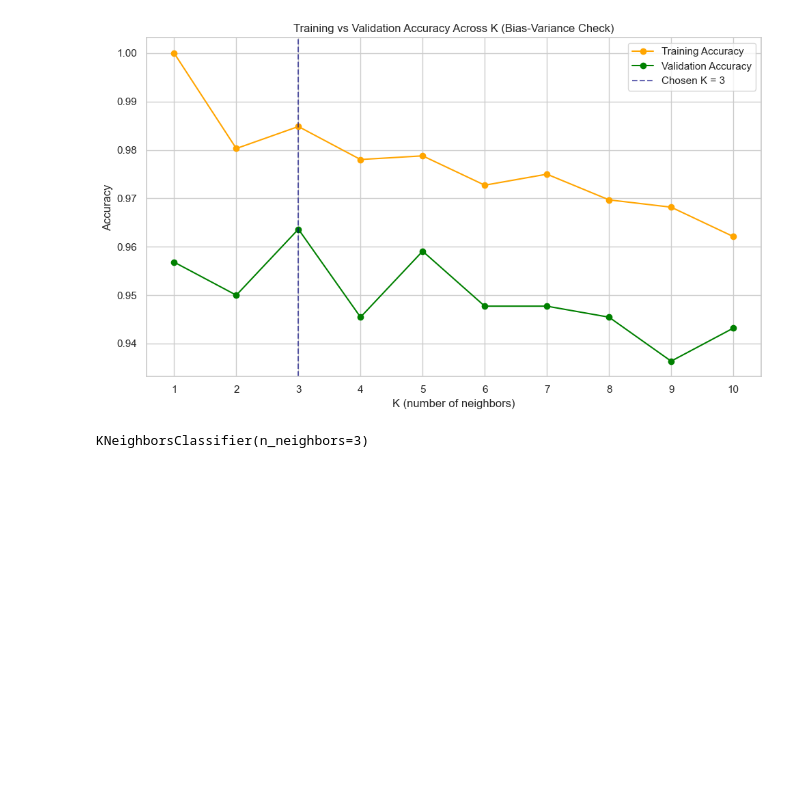
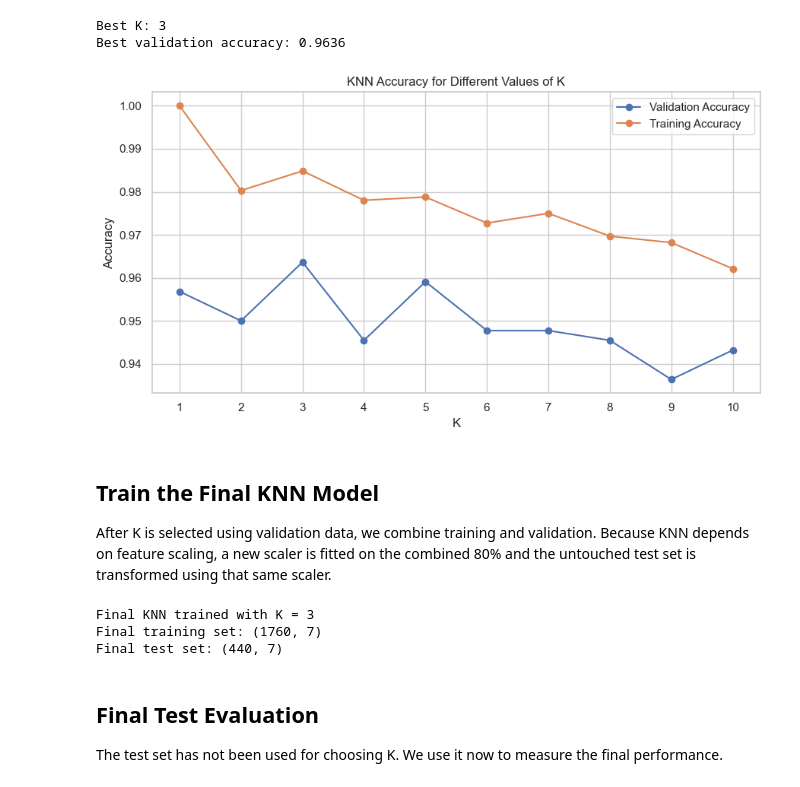
Before and after one commit to Gina-Asang/crop_recommendation_system, a Jupyter notebook: notebooks/KNN_Model.ipynb, the cells around one changed output. Drawn from its saved outputs; the diff is of its cells as text; code cells hidden in the pictures; blank space fills up the shorter version.

```diff
--- a/notebooks/KNN_Model.ipynb
+++ b/notebooks/KNN_Model.ipynb
@@ -114,0 +52,5 @@ chosen K to sit where both curves are high and close together.
+# %%
+scaler = StandardScaler()
+X_train_scaled = scaler.fit_transform(X_train)
+X_val_scaled = scaler.transform(X_val)
+X_test_scaled = scaler.transform(X_test)
@@ -115,31 +61,58 @@ chosen K to sit where both curves are high and close together.
 # %%
+k_values = range(1, 11)
 train_accuracies = []
+val_accuracies = []
 
 for k in k_values:
     model = KNeighborsClassifier(n_neighbors=k)
-    model.fit(x_train_scaled, y_train)
-    train_accuracies.append(accuracy_score(y_train, model.predict(x_train_scaled)))
+    model.fit(X_train_scaled, y_train)
+    train_accuracies.append(accuracy_score(y_train, model.predict(X_train_scaled)))
+    val_accuracies.append(accuracy_score(y_val, model.predict(X_val_scaled)))
 
-plt.figure(figsize=(10, 6))
-plt.plot(k_values, train_accuracies, marker="o", color="orange", label="Training Accuracy")
-plt.plot(k_values, val_accuracies, marker="o", color="green", label="Validation Accuracy")
-plt.axvline(best_k, color="navy", linestyle="--", alpha=0.6, label=f"Chosen K = {best_k}")
+best_k = list(k_values)[val_accuracies.index(max(val_accuracies))]
+print(f"Best K: {best_k}")
+print(f"Best validation accuracy: {max(val_accuracies):.4f}")
 
-plt.title("Training vs Validation Accuracy Across K (Bias-Variance Check)")
-plt.xlabel("K (number of neighbors)")
+plt.figure(figsize=(9, 5))
+plt.plot(list(k_values), val_accuracies, marker="o", label="Validation Accuracy")
+plt.plot(list(k_values), train_accuracies, marker="o", label="Training Accuracy")
+plt.title("KNN Accuracy for Different Values of K")
+plt.xlabel("K")
 plt.ylabel("Accuracy")
-plt.xticks(k_values)
+plt.xticks(list(k_values))
 plt.legend()
 plt.grid(True)
 plt.tight_layout()
+plt.savefig("../outputs/knn_k_selection.png", dpi=200, bbox_inches="tight")
 plt.show()
 # %% [output]
+Best K: 3
+Best validation accuracy: 0.9636
-[figure, old version]
+[figure, new version]
-# %%
-#Training final model with best K = 3
-
-knn_model = KNeighborsClassifier(n_neighbors=best_k)
-knn_model.fit(x_train_scaled, y_train)
-# %% [output]
-KNeighborsClassifier(n_neighbors=3)
+# %% [markdown]
+## Train the Final KNN Model
+
+After K is selected using validation data, we combine training and validation. Because KNN depends on feature scaling, a new scaler is fitted on the combined 80% and the untouched test set is transformed using that same scaler.
+# %%
+X_train_final = pd.concat([X_train, X_val])
+y_train_final = pd.concat([y_train, y_val])
+
+final_scaler = StandardScaler()
+X_train_final_scaled = final_scaler.fit_transform(X_train_final)
+X_test_final_scaled = final_scaler.transform(X_test)
+
+knn_model = KNeighborsClassifier(n_neighbors=best_k)
+knn_model.fit(X_train_final_scaled, y_train_final)
+
+print(f"Final KNN trained with K = {best_k}")
+print("Final training set:", X_train_final.shape)
+print("Final test set:", X_test.shape)
+# %% [output]
+Final KNN trained with K = 3
+Final training set: (1760, 7)
+Final test set: (440, 7)
+# %% [markdown]
+## Final Test Evaluation
+
+The test set has not been used for choosing K. We use it now to measure the final performance.
 # %%
```
Also changed, not shown: parts of 22 cells of this notebook, 29 other files.
